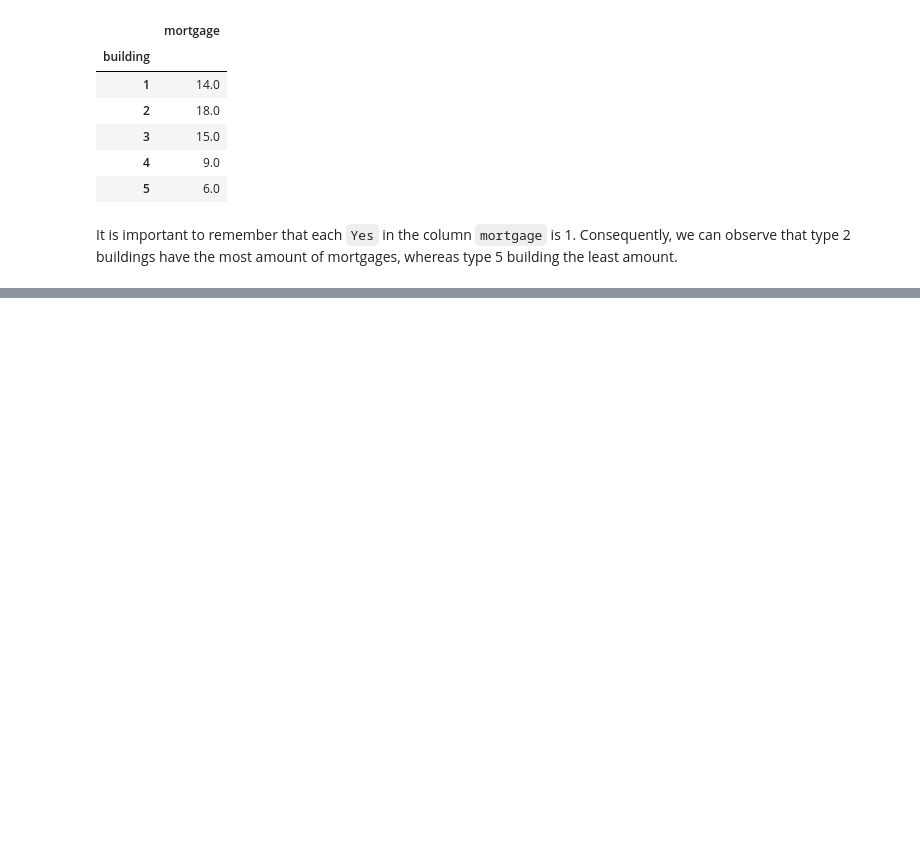
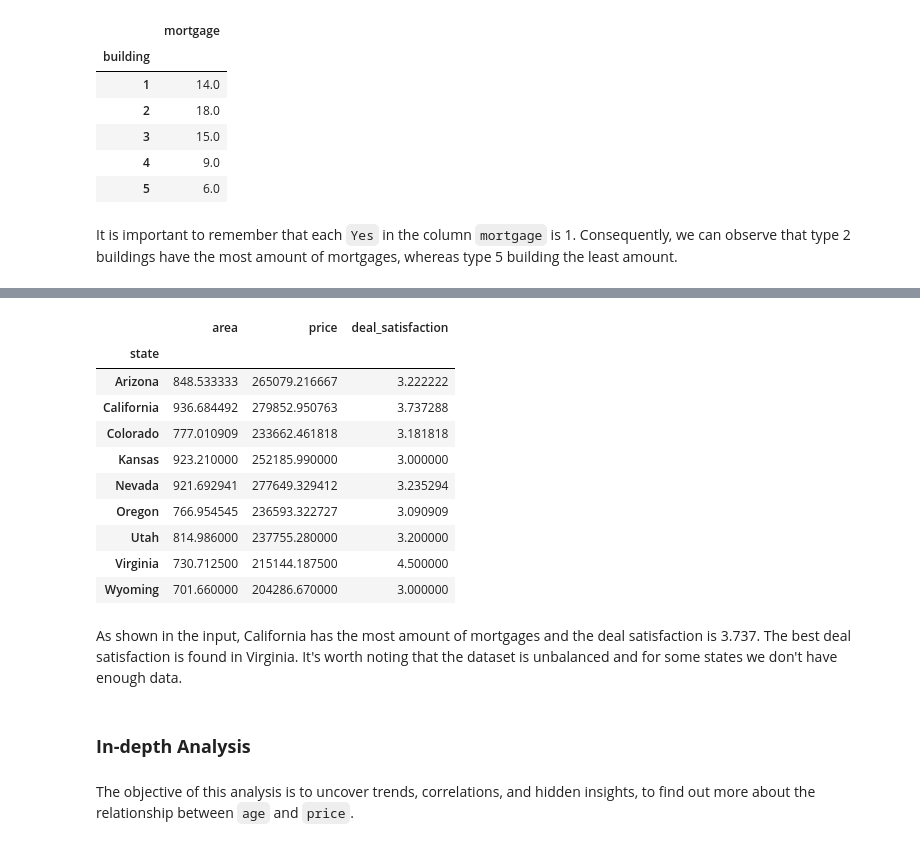
Before and after one commit to German-vr/estate-data-analysis, a Jupyter notebook: notebooks/2_data_analysis.ipynb, the cells around one changed output, grey strips where cells are left out. Saved outputs shown, nothing was run; the diff lists cells and outputs as text; code cells hidden in the pictures; blank space fills up the shorter version.

```diff
--- a/notebooks/2_data_analysis.ipynb
+++ b/notebooks/2_data_analysis.ipynb
@@ -85,0 +200,5 @@ It is important to remember that each `Yes` in the column `mortgage` is 1. Conse
+# %%
+sold_us_df = df[(df['status'] == 1) & (df['country'] == 'USA')]
+
+important_columns = ['state','area', 'price', 'deal_satisfaction','mortgage']
+state_sold_df = sold_us_df[important_columns]
@@ -85,0 +220,21 @@ It is important to remember that each `Yes` in the column `mortgage` is 1. Conse
+# %%
+temp_view = state_sold_df.drop(['mortgage'], axis=1)
+temp_view.groupby('state').mean()
+# %% [output]
+|  | area | price | deal_satisfaction |
+| state |  |  |  |
+| Arizona | 848.533333 | 265079.216667 | 3.222222 |
+| California | 936.684492 | 279852.950763 | 3.737288 |
+| Colorado | 777.010909 | 233662.461818 | 3.181818 |
+| Kansas | 923.210000 | 252185.990000 | 3.000000 |
+| Nevada | 921.692941 | 277649.329412 | 3.235294 |
+| Oregon | 766.954545 | 236593.322727 | 3.090909 |
+| Utah | 814.986000 | 237755.280000 | 3.200000 |
+| Virginia | 730.712500 | 215144.187500 | 4.500000 |
+| Wyoming | 701.660000 | 204286.670000 | 3.000000 |
+# %% [markdown]
+As shown in the input, California has the most amount of mortgages and the deal satisfaction is 3.737. The best deal satisfaction is found in Virginia. It's worth noting that the dataset is unbalanced and for some states we don't have enough data.
+# %% [markdown]
+### **In-depth Analysis**
+# %% [markdown]
+The objective of this analysis is to uncover trends, correlations, and hidden insights, to find out more about the relationship between `age` and `price`.
```
Also changed, not shown: parts of 31 cells of this notebook, 1 other file.
